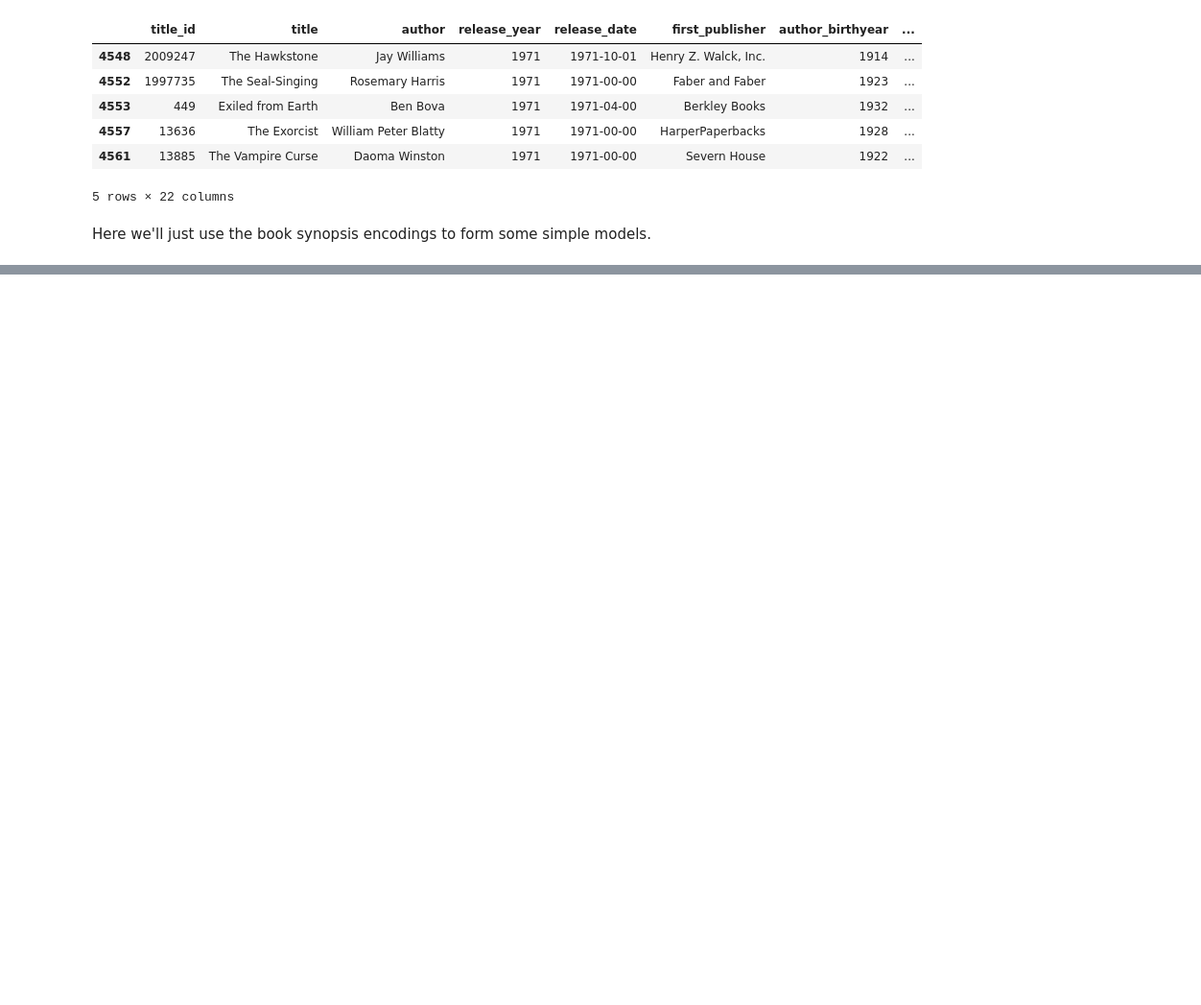
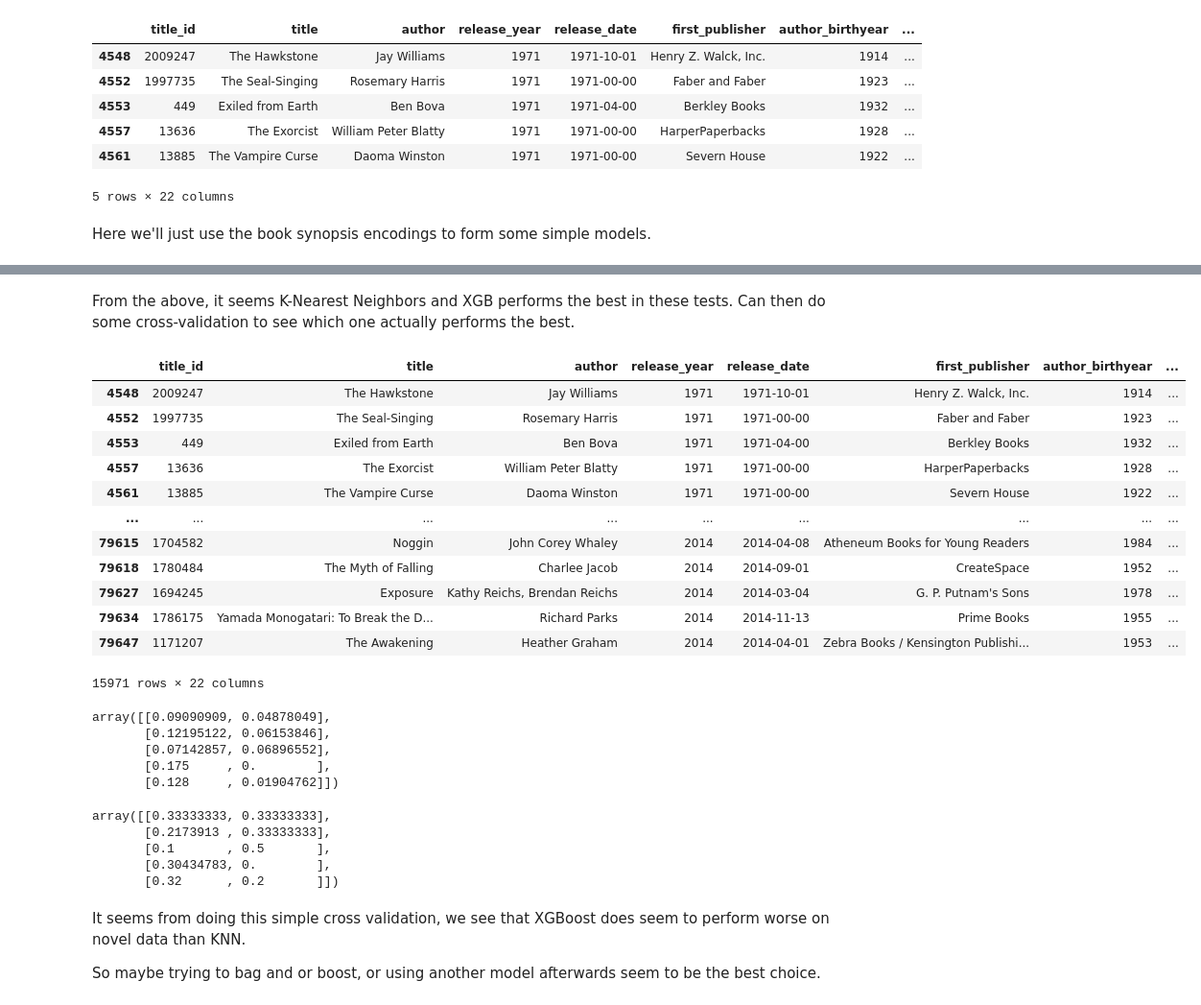
Before and after one commit to Erdos-Projects/summer26-nomination-worthy-books, a Jupyter notebook: models/ensemble_classifiers.ipynb, the cells around one changed output, grey strips where cells are left out. Shown at 96% size. Saved outputs shown, nothing was run; the diff lists cells and outputs as text; code cells hidden in the pictures; blank space fills up the shorter version.

Commit message:
tested a variety of ensemble methods on the encoded synopsis data

```diff
--- a/models/ensemble_classifiers.ipynb
+++ b/models/ensemble_classifiers.ipynb
@@ -109,2 +117,21 @@ GradBoost [[9.59981601e-01 4.59981601e-04]
 XGB [[9.58448329e-01 1.99325360e-03]
  [3.89451089e-02 6.13308801e-04]]
+# %% [markdown]
+From the above, it seems K-Nearest Neighbors and XGB performs the best in these tests. Can then do some cross-validation to see which one actually performs the best.
+# %%
+books_train = books_train.sort_values('release_year')
+books_train
+# %% [output]
+|  | title_id | title | author | release_year | release_date | first_publisher | author_birthyear | ... |
+| 4548 | 2009247 | The Hawkstone | Jay Williams | 1971 | 1971-10-01 | Henry Z. Walck, Inc. | 1914 | ... |
+| 4552 | 1997735 | The Seal-Singing | Rosemary Harris | 1971 | 1971-00-00 | Faber and Faber | 1923 | ... |
+| 4553 | 449 | Exiled from Earth | Ben Bova | 1971 | 1971-04-00 | Berkley Books | 1932 | ... |
+| 4557 | 13636 | The Exorcist | William Peter Blatty | 1971 | 1971-00-00 | HarperPaperbacks | 1928 | ... |
+| 4561 | 13885 | The Vampire Curse | Daoma Winston | 1971 | 1971-00-00 | Severn House | 1922 | ... |
+| ... | ... | ... | ... | ... | ... | ... | ... | ... |
+| 79615 | 1704582 | Noggin | John Corey Whaley | 2014 | 2014-04-08 | Atheneum Books for Young Readers | 1984 | ... |
+| 79618 | 1780484 | The Myth of Falling | Charlee Jacob | 2014 | 2014-09-01 | CreateSpace | 1952 | ... |
+| 79627 | 1694245 | Exposure | Kathy Reichs, Brendan Reichs | 2014 | 2014-03-04 | G. P. Putnam's Sons | 1978 | ... |
+| 79634 | 1786175 | Yamada Monogatari: To Break the D... | Richard Parks | 2014 | 2014-11-13 | Prime Books | 1955 | ... |
+| 79647 | 1171207 | The Awakening | Heather Graham | 2014 | 2014-04-01 | Zebra Books / Kensington Publishi... | 1953 | ... |
+15971 rows × 22 columns
@@ -110,0 +178,20 @@ XGB [[9.58448329e-01 1.99325360e-03]
+# %%
+f1s
+# %% [output]
+array([[0.09090909, 0.04878049],
+       [0.12195122, 0.06153846],
+       [0.07142857, 0.06896552],
+       [0.175     , 0.        ],
+       [0.128     , 0.01904762]])
+# %%
+precs
+# %% [output]
+array([[0.33333333, 0.33333333],
+       [0.2173913 , 0.33333333],
+       [0.1       , 0.5       ],
+       [0.30434783, 0.        ],
+       [0.32      , 0.2       ]])
+# %% [markdown]
+It seems from doing this simple cross validation, we see that XGBoost does seem to perform worse on novel data than KNN.
+
+So maybe trying to bag and or boost, or using another model afterwards seem to be the best choice.
```
Also changed, not shown: parts of 7 cells of this notebook.
